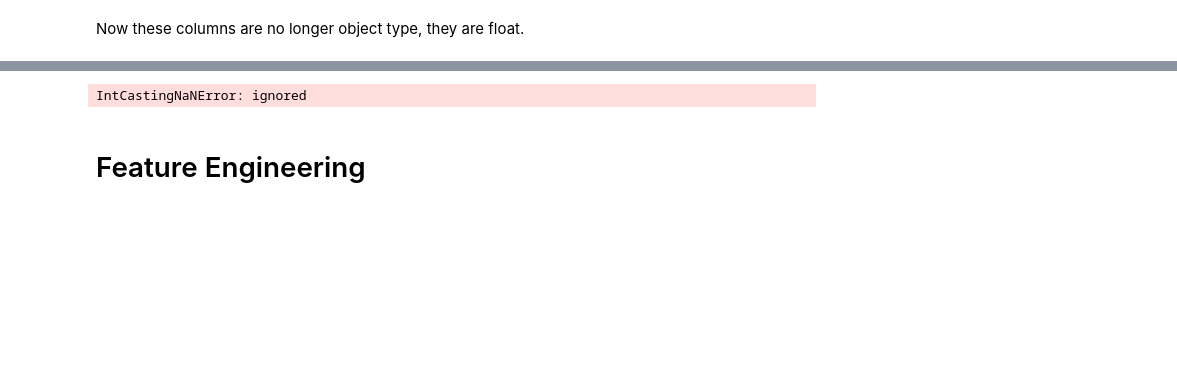
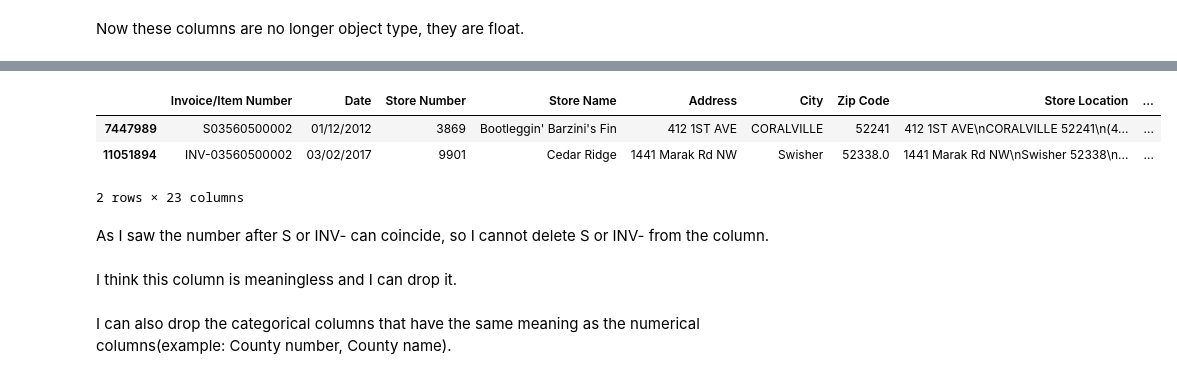
Before and after one commit to CristinaT21/SigmoidExam, a Jupyter notebook: 2.Data Cleaning + Feature Engineering.ipynb, the cells around one changed output, grey strips where cells are left out. Drawn from its saved outputs; the diff is of its cells as text; code cells hidden in the pictures; blank space fills up the shorter version.

```diff
--- a/2.Data Cleaning + Feature Engineering.ipynb
+++ b/2.Data Cleaning + Feature Engineering.ipynb
@@ -189,6 +103,0 @@ df.loc[df['Store Name'].str.contains('/', case=False, na=False) == True]
-# %%
-if df['Store Name'].str.contains('/', case=False, na=False) == True:
-  df.loc[df['Store Name'] == x, ['Store Name', 'City']] = x.split('/')
-# %%
-for x in df.loc[df['Store Name'].str.contains('/', case=False, na=False) == True][3]:
-  df.loc[df['Store Name'] == x, ['Store Name', 'City']] = x.split('/')
@@ -204,3 +103,0 @@ wrong_str_name = ['Hy-Vee Food Store #2 / Iowa City', 'Kum & Go 202 / 4Th St Wau
-# %%
-x = 'Hy-Vee Food Store #2 / Iowa City'
-df.loc[df['Store Name'] == x, ['Store Name', 'City']] = x.split('/')
@@ -225,12 +103,0 @@ There are capitalization errors in the dataset.
-# %%
-#getting rid of an error of repeating names due to difference in capitilization
-df["City"]= df["City"].replace('Des Moines', "DES MOINES")
-df["City"]= df["City"].replace('Cedar Rapids', "CEDAR RAPIDS")
-df["City"]= df["City"].replace('Davenport', "DAVENPORT")
-df["City"]= df["City"].replace('Council Bluffs', "COUNCIL BLUFFS")
-df["City"]= df["City"].replace('Waterloo', "WATERLOO")
-df["City"]= df["City"].replace('West Des Moines', "WEST DES MOINES")
-df["City"]= df["City"].replace('Sioux City', "SIOUX CITY")
-df["City"]= df["City"].replace('Dubuque', "DUBUQUE")
-df["City"]= df["City"].replace('Iowa City', "IOWA CITY")
-df["City"]= df["City"].replace('Ames', "AMES")
@@ -257,6 +104,11 @@ dtype: int64
-# %%
-df['Vendor Number'].astype(int)
-# %% [output]
-IntCastingNaNError: ignored
-# %% [markdown]
-# Feature Engineering
+# %%
+df.loc[df['Invoice/Item Number'].str.contains('03560500002', case=False, na=False) == True]
+# %% [output]
+|  | Invoice/Item Number | Date | Store Number | Store Name | Address | City | Zip Code | Store Location | ... |
+| 7447989 | S03560500002 | 01/12/2012 | 3869 | Bootleggin' Barzini's Fin | 412 1ST AVE | CORALVILLE | 52241 | 412 1ST AVE\nCORALVILLE 52241\n(4... | ... |
+| 11051894 | INV-03560500002 | 03/02/2017 | 9901 | Cedar Ridge | 1441 Marak Rd NW | Swisher | 52338.0 | 1441 Marak Rd NW\nSwisher 52338\n... | ... |
+2 rows × 23 columns
+# %% [markdown]
+As I saw the number after S or INV- can coincide, so I cannot delete S or INV- from the column.
+# %% [markdown]
+I think this column is meaningless and I can drop it.
@@ -262,0 +117,2 @@ IntCastingNaNError: ignored
+# %% [markdown]
+I can also drop the categorical columns that have the same meaning as the numerical columns(example: County number, County name).
```
Also changed, not shown: parts of 82 cells of this notebook.
